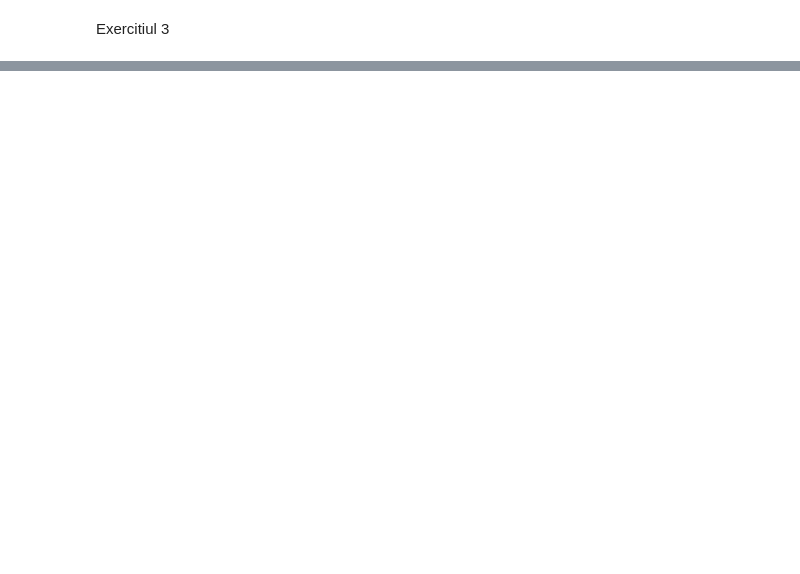
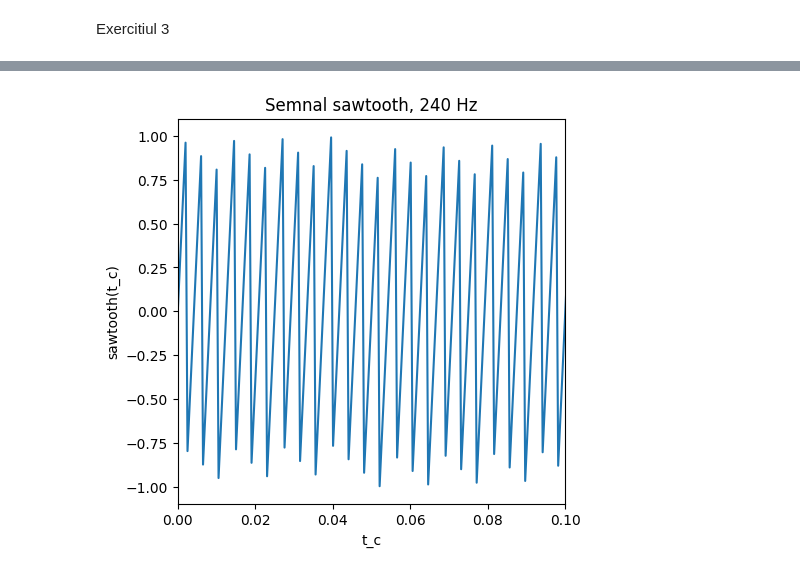
Before and after one commit to davide-perli/ProcesareaSemnalelor, a Jupyter notebook: Lab2/Lab2.ipynb, the cells around one changed output, grey strips where cells are left out. Cells and saved outputs as stored; diff of their text form; code cells hidden in the pictures; blank space fills up the shorter version.

```diff
--- a/Lab2/Lab2.ipynb
+++ b/Lab2/Lab2.ipynb
@@ -89,0 +136,21 @@ Exercitiul 3
+# %%
+# Sunetul de la 2 c) din laboratorul precedent
+frec_c = 240
+duration_c = 0.3 # durata crescuta pentru a auzi sunetul
+fs_c = 2000
+t_c = numpy.linspace(0, duration_c, int(fs_c * duration_c))
+saw_c = 2 * (t_c * frec_c - numpy.floor(0.5 + t_c * frec_c))  # amplitudine [-1, 1]
+plt.plot(t_c, saw_c)
+plt.xlabel('t_c')
+plt.xlim(0, 0.1)
+plt.ylabel('sawtooth(t_c)')
+plt.title('Semnal sawtooth, 240 Hz')
+plt.show()
+sounddevice.play(saw_c, fs_c)
+wavf.write("semnal_sawtooth_240frecventa.wav", fs_c, saw_c)
+sounddevice.wait()
+rata, semnal = wavf.read("semnal_sawtooth_240frecventa.wav")
+sounddevice.play(semnal, rata)
+sounddevice.wait()
+# %% [output]
+[figure, added]
```
Also changed, not shown: parts of 5 cells of this notebook, 9 other files.
